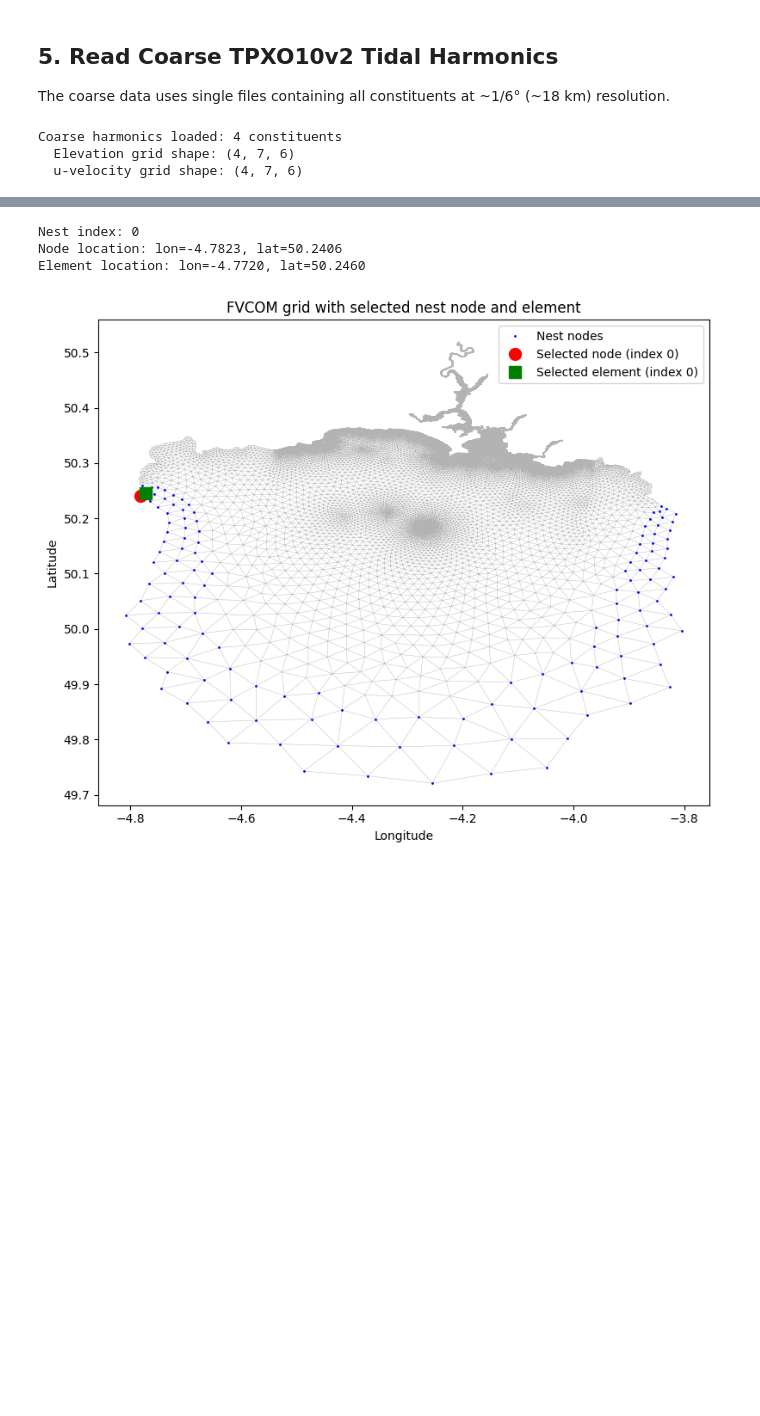
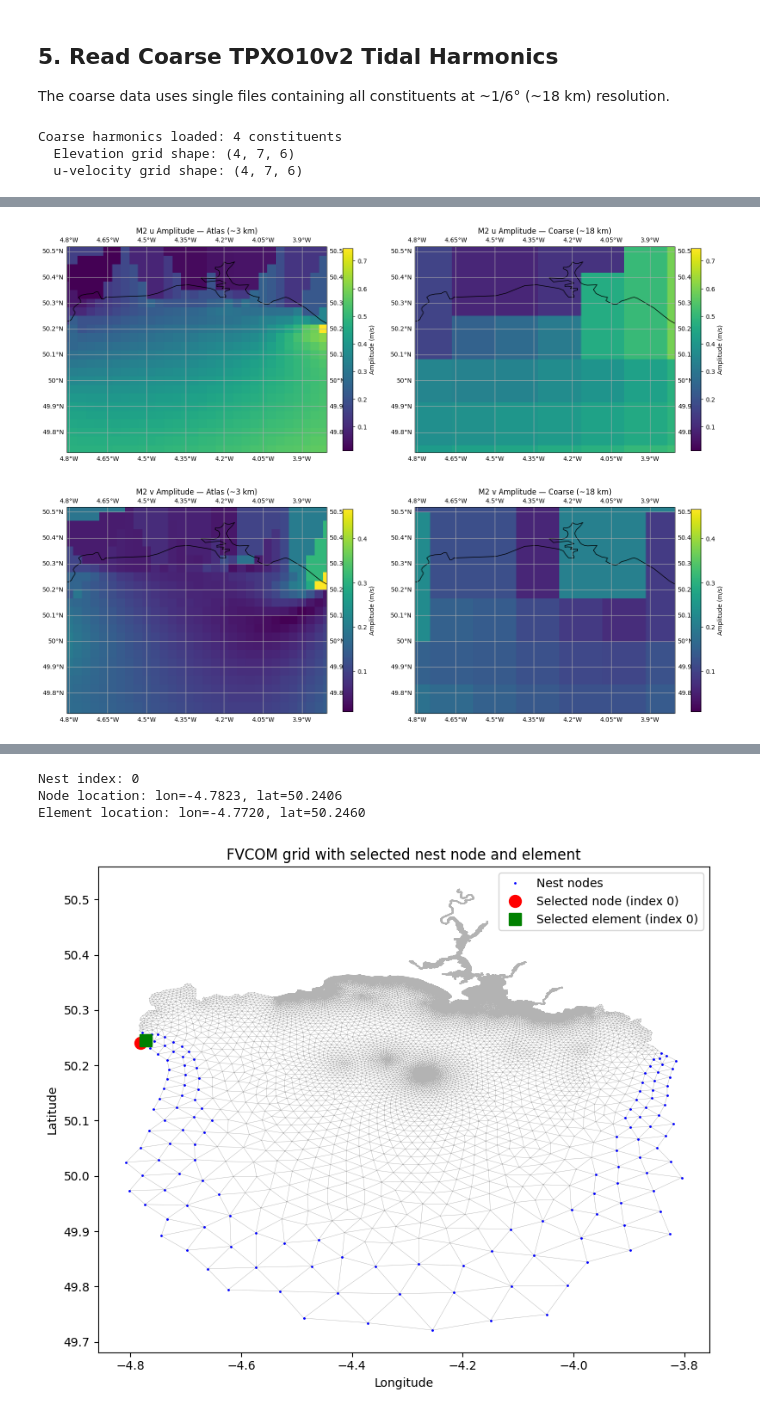
Before and after one commit to pmlmodelling/pyfvcom2, a Jupyter notebook: doc/source/cookbook/compare_tpxo_atlas_vs_coarse.ipynb, the cells around one changed output, grey strips where cells are left out. Drawn from its saved outputs; the diff is of its cells as text; code cells hidden in the pictures; blank space fills up the shorter version.

```diff
--- a/doc/source/cookbook/compare_tpxo_atlas_vs_coarse.ipynb
+++ b/doc/source/cookbook/compare_tpxo_atlas_vs_coarse.ipynb
@@ -235 +334,89 @@ Coarse harmonics loaded: 4 constituents
+# %%
+# M2 index for velocity harmonics
+m2_idx_atlas_u = list(atlas_u_harmonics.constituents).index('M2')
+m2_idx_coarse_u = list(coarse_u_harmonics.constituents).index('M2')
+
+# --- u-velocity ---
+atlas_u_lon = np.asarray(atlas_u_harmonics.longitude)
+atlas_u_lat = np.asarray(atlas_u_harmonics.latitude)
+atlas_u_lon_2d, atlas_u_lat_2d = np.meshgrid(atlas_u_lon, atlas_u_lat, indexing='ij')
+atlas_u_amp = np.asarray(atlas_u_harmonics.amplitudes)[m2_idx_atlas_u]
+
+coarse_u_lon = np.asarray(coarse_u_harmonics.longitude)
+coarse_u_lat = np.asarray(coarse_u_harmonics.latitude)
+coarse_u_lon_2d, coarse_u_lat_2d = np.meshgrid(coarse_u_lon, coarse_u_lat, indexing='ij')
+coarse_u_amp = np.asarray(coarse_u_harmonics.amplitudes)[m2_idx_coarse_u]
+
+# --- v-velocity ---
+atlas_v_lon = np.asarray(atlas_v_harmonics.longitude)
+atlas_v_lat = np.asarray(atlas_v_harmonics.latitude)
+atlas_v_lon_2d, atlas_v_lat_2d = np.meshgrid(atlas_v_lon, atlas_v_lat, indexing='ij')
+atlas_v_amp = np.asarray(atlas_v_harmonics.amplitudes)[m2_idx_atlas_u]
+
+coarse_v_lon = np.asarray(coarse_v_harmonics.longitude)
+coarse_v_lat = np.asarray(coarse_v_harmonics.latitude)
+coarse_v_lon_2d, coarse_v_lat_2d = np.meshgrid(coarse_v_lon, coarse_v_lat, indexing='ij')
+coarse_v_amp = np.asarray(coarse_v_harmonics.amplitudes)[m2_idx_coarse_u]
+
+# Common colour limits per component
+u_amp_vmin = min(np.nanmin(atlas_u_amp), np.nanmin(coarse_u_amp))
+u_amp_vmax = max(np.nanmax(atlas_u_amp), np.nanmax(coarse_u_amp))
+v_amp_vmin = min(np.nanmin(atlas_v_amp), np.nanmin(coarse_v_amp))
+v_amp_vmax = max(np.nanmax(atlas_v_amp), np.nanmax(coarse_v_amp))
+
+fig, axes = plt.subplots(2, 2, figsize=(16, 12),
+                         subplot_kw={'projection': ccrs.PlateCarree()})
+
+# Top left: Atlas u amplitude
+pc = axes[0, 0].pcolormesh(atlas_u_lon_2d, atlas_u_lat_2d, atlas_u_amp,
+                           cmap='viridis', transform=ccrs.PlateCarree(), shading='auto',
+                           vmin=u_amp_vmin, vmax=u_amp_vmax)
+axes[0, 0].coastlines(resolution='10m')
+axes[0, 0].add_feature(cfeature.LAND, facecolor='lightgrey')
+axes[0, 0].gridlines(draw_labels=True)
+axes[0, 0].set_extent(extent, crs=ccrs.PlateCarree())
+cbar = plt.colorbar(pc, ax=axes[0, 0], shrink=0.8)
+cbar.set_label('Amplitude (m/s)')
+axes[0, 0].set_title('M2 u Amplitude — Atlas (~3 km)')
+
+# Top right: Coarse u amplitude
+pc = axes[0, 1].pcolormesh(coarse_u_lon_2d, coarse_u_lat_2d, coarse_u_amp,
+                           cmap='viridis', transform=ccrs.PlateCarree(), shading='auto',
+                           vmin=u_amp_vmin, vmax=u_amp_vmax)
+axes[0, 1].coastlines(resolution='10m')
+axes[0, 1].add_feature(cfeature.LAND, facecolor='lightgrey')
+axes[0, 1].gridlines(draw_labels=True)
+axes[0, 1].set_extent(extent, crs=ccrs.PlateCarree())
+cbar = plt.colorbar(pc, ax=axes[0, 1], shrink=0.8)
+cbar.set_label('Amplitude (m/s)')
+axes[0, 1].set_title('M2 u Amplitude — Coarse (~18 km)')
+
+# Bottom left: Atlas v amplitude
+pc = axes[1, 0].pcolormesh(atlas_v_lon_2d, atlas_v_lat_2d, atlas_v_amp,
+                           cmap='viridis', transform=ccrs.PlateCarree(), shading='auto',
+                           vmin=v_amp_vmin, vmax=v_amp_vmax)
+axes[1, 0].coastlines(resolution='10m')
+axes[1, 0].add_feature(cfeature.LAND, facecolor='lightgrey')
+axes[1, 0].gridlines(draw_labels=True)
+axes[1, 0].set_extent(extent, crs=ccrs.PlateCarree())
+cbar = plt.colorbar(pc, ax=axes[1, 0], shrink=0.8)
+cbar.set_label('Amplitude (m/s)')
+axes[1, 0].set_title('M2 v Amplitude — Atlas (~3 km)')
+
+# Bottom right: Coarse v amplitude
+pc = axes[1, 1].pcolormesh(coarse_v_lon_2d, coarse_v_lat_2d, coarse_v_amp,
+                           cmap='viridis', transform=ccrs.PlateCarree(), shading='auto',
+                           vmin=v_amp_vmin, vmax=v_amp_vmax)
+axes[1, 1].coastlines(resolution='10m')
+axes[1, 1].add_feature(cfeature.LAND, facecolor='lightgrey')
+axes[1, 1].gridlines(draw_labels=True)
+axes[1, 1].set_extent(extent, crs=ccrs.PlateCarree())
+cbar = plt.colorbar(pc, ax=axes[1, 1], shrink=0.8)
+cbar.set_label('Amplitude (m/s)')
+axes[1, 1].set_title('M2 v Amplitude — Coarse (~18 km)')
+
+plt.tight_layout()
+plt.show()
+# %% [output]
+[figure, added]
 # %% [markdown]
```
Also changed, not shown: parts of 9 cells of this notebook, 1 other file.
